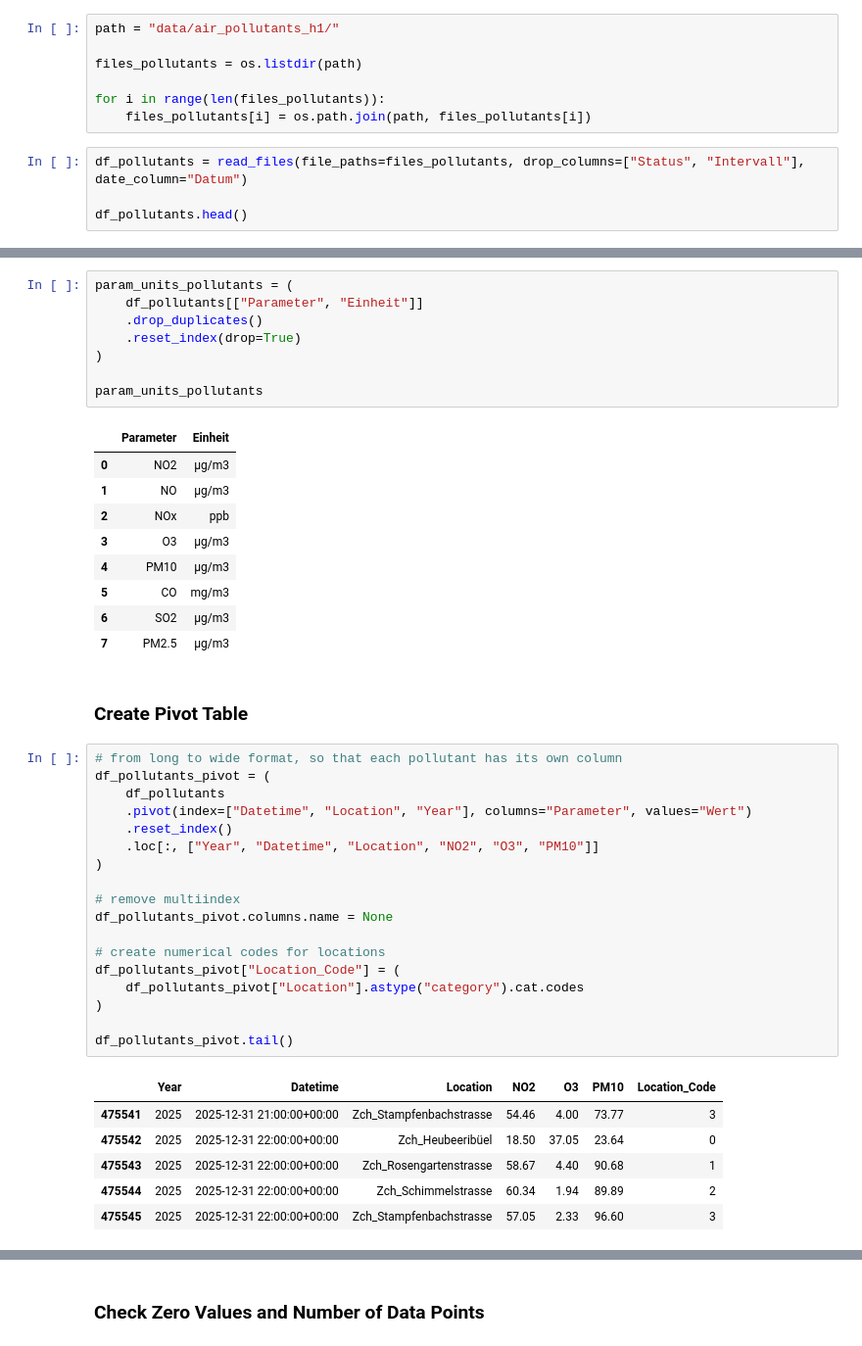
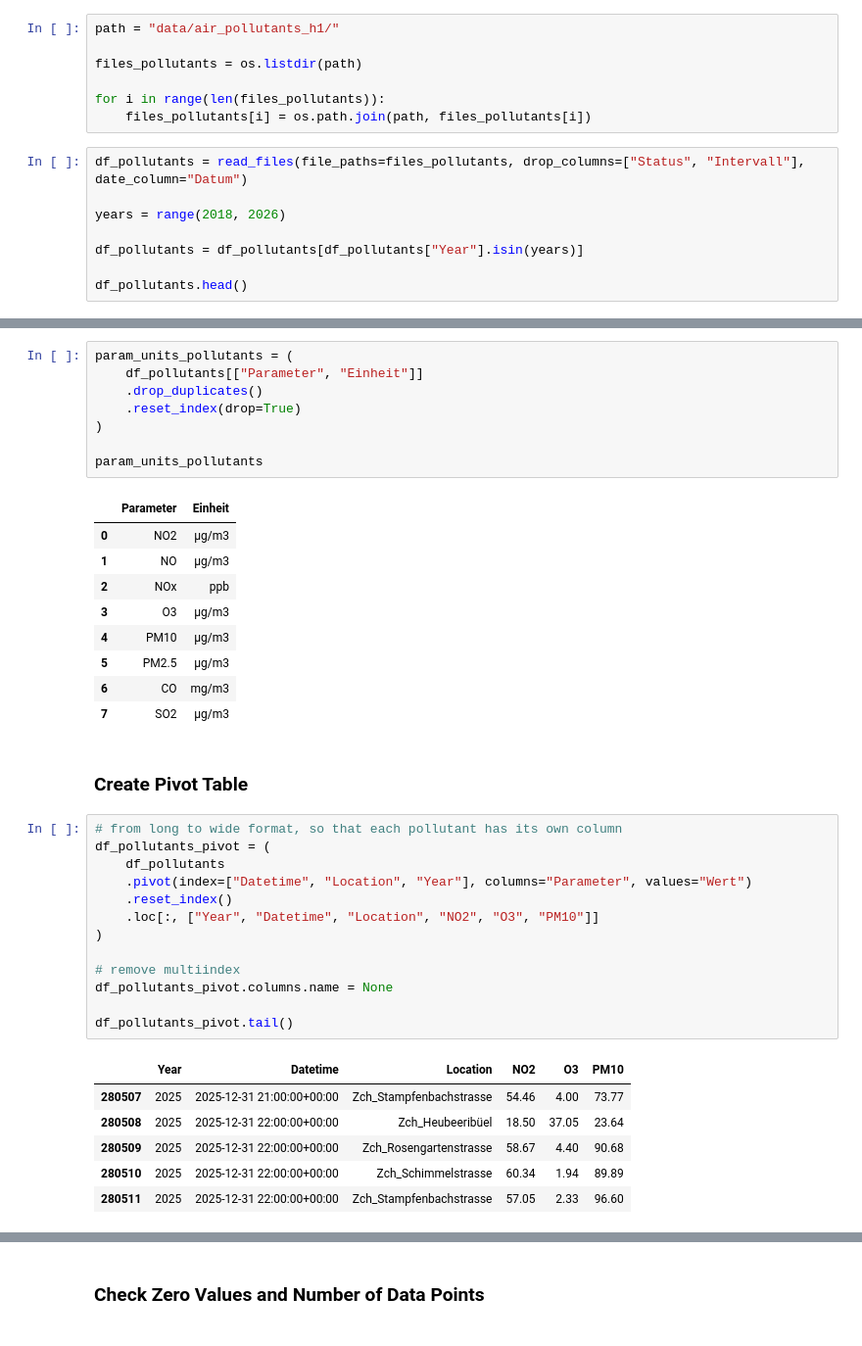
Before and after one commit to JitkaRantanen/AS2025_CO2-GroupProject, a Jupyter notebook: preprocessing_hourly.ipynb, the cells around one changed output, grey strips where cells are left out. Shown at 98% size. Drawn from its saved outputs; the diff is of its cells as text.

```diff
--- a/preprocessing_hourly.ipynb
+++ b/preprocessing_hourly.ipynb
@@ -234,6 +255,10 @@ for i in range(len(files_pollutants)):
 # %%
 df_pollutants = read_files(file_paths=files_pollutants, drop_columns=["Status", "Intervall"], date_column="Datum")
 
+years = range(2018, 2026)
+
+df_pollutants = df_pollutants[df_pollutants["Year"].isin(years)]
+
 df_pollutants.head()
 # %% [output]
 |  | Datum | Location | Parameter | Einheit | Wert | Year | Datetime |
@@ -257,36 +282,31 @@ param_units_pollutants
 | 2 | NOx | ppb |
 | 3 | O3 | µg/m3 |
 | 4 | PM10 | µg/m3 |
-| 5 | CO | mg/m3 |
-| 6 | SO2 | µg/m3 |
-| 7 | PM2.5 | µg/m3 |
+| 5 | PM2.5 | µg/m3 |
+| 6 | CO | mg/m3 |
+| 7 | SO2 | µg/m3 |
 # %% [markdown]
 ### Create Pivot Table
 # %%
 # from long to wide format, so that each pollutant has its own column
 df_pollutants_pivot = (
     df_pollutants
     .pivot(index=["Datetime", "Location", "Year"], columns="Parameter", values="Wert")
     .reset_index()
     .loc[:, ["Year", "Datetime", "Location", "NO2", "O3", "PM10"]]
 )
 
 # remove multiindex
 df_pollutants_pivot.columns.name = None
 
-# create numerical codes for locations
-df_pollutants_pivot["Location_Code"] = (
-    df_pollutants_pivot["Location"].astype("category").cat.codes
-)
-
 df_pollutants_pivot.tail()
 # %% [output]
-|  | Year | Datetime | Location | NO2 | O3 | PM10 | Location_Code |
-| 475541 | 2025 | 2025-12-31 21:00:00+00:00 | Zch_Stampfenbachstrasse | 54.46 | 4.00 | 73.77 | 3 |
-| 475542 | 2025 | 2025-12-31 22:00:00+00:00 | Zch_Heubeeribüel | 18.50 | 37.05 | 23.64 | 0 |
-| 475543 | 2025 | 2025-12-31 22:00:00+00:00 | Zch_Rosengartenstrasse | 58.67 | 4.40 | 90.68 | 1 |
-| 475544 | 2025 | 2025-12-31 22:00:00+00:00 | Zch_Schimmelstrasse | 60.34 | 1.94 | 89.89 | 2 |
-| 475545 | 2025 | 2025-12-31 22:00:00+00:00 | Zch_Stampfenbachstrasse | 57.05 | 2.33 | 96.60 | 3 |
+|  | Year | Datetime | Location | NO2 | O3 | PM10 |
+| 280507 | 2025 | 2025-12-31 21:00:00+00:00 | Zch_Stampfenbachstrasse | 54.46 | 4.00 | 73.77 |
+| 280508 | 2025 | 2025-12-31 22:00:00+00:00 | Zch_Heubeeribüel | 18.50 | 37.05 | 23.64 |
+| 280509 | 2025 | 2025-12-31 22:00:00+00:00 | Zch_Rosengartenstrasse | 58.67 | 4.40 | 90.68 |
+| 280510 | 2025 | 2025-12-31 22:00:00+00:00 | Zch_Schimmelstrasse | 60.34 | 1.94 | 89.89 |
+| 280511 | 2025 | 2025-12-31 22:00:00+00:00 | Zch_Stampfenbachstrasse | 57.05 | 2.33 | 96.60 |
 # %%
 # TODO: check/ask why there are negative values
 
```
Also changed, not shown: parts of 35 cells of this notebook.
